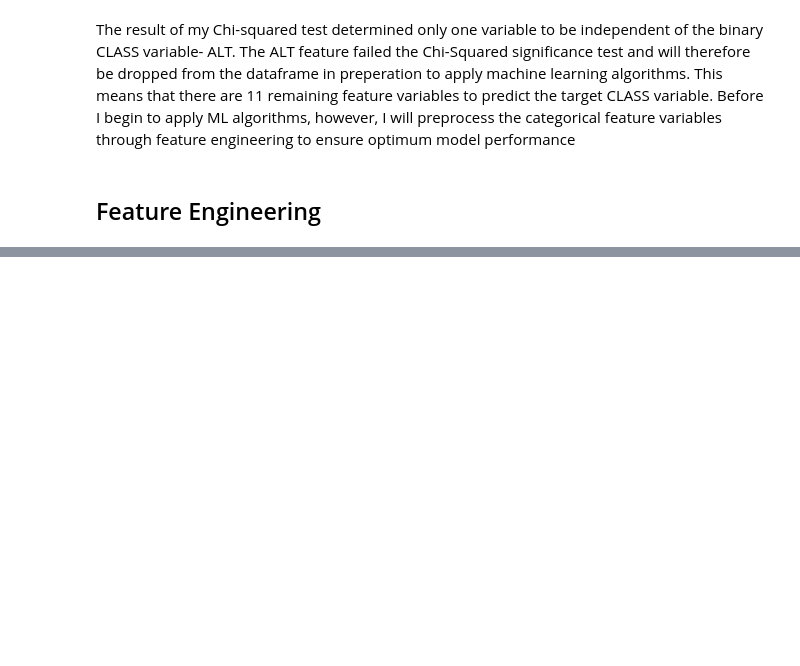
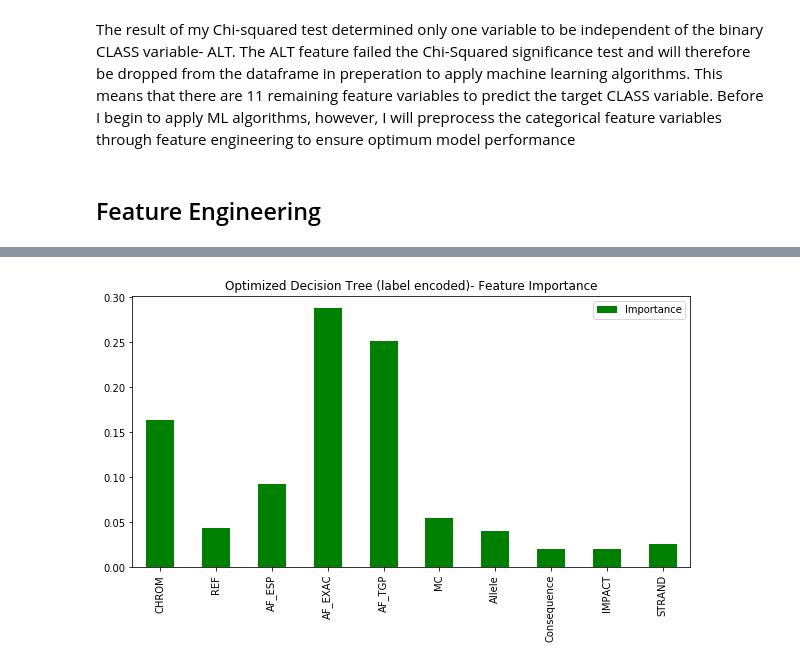
Before and after one commit to mrm00/Genetic-Variants-Classification, a Jupyter notebook: variants.ipynb, the cells around one changed output, grey strips where cells are left out. Cells and saved outputs as stored; diff of their text form; code cells hidden in the pictures; blank space fills up the shorter version.

```diff
--- a/variants.ipynb
+++ b/variants.ipynb
@@ -255,0 +611,2 @@ The result of my Chi-squared test determined only one variable to be independent
+# %%
+dt_op = DecisionTreeClassifier(max_depth=15, min_samples_leaf= 5, min_samples_split=2)
@@ -255,0 +628,12 @@ The result of my Chi-squared test determined only one variable to be independent
+# %%
+feature_imp2 = {}
+for i in zip(df_le.columns, dt_op.feature_importances_):
+    feature_imp2[i[0]] = i[1]
+df9 = pd.DataFrame(feature_imp2, index = range(1)).T
+df9.rename(columns={0: "Importance"}, inplace = True)
+df9.plot(kind='bar',figsize = (10, 5), color='green')
+plt.title('Optimized Decision Tree (label encoded)- Feature Importance')
+plt.savefig('dectree_op_fi_le')
+plt.show()
+# %% [output]
+[figure, added]
```
Also changed, not shown: parts of 70 cells of this notebook.
